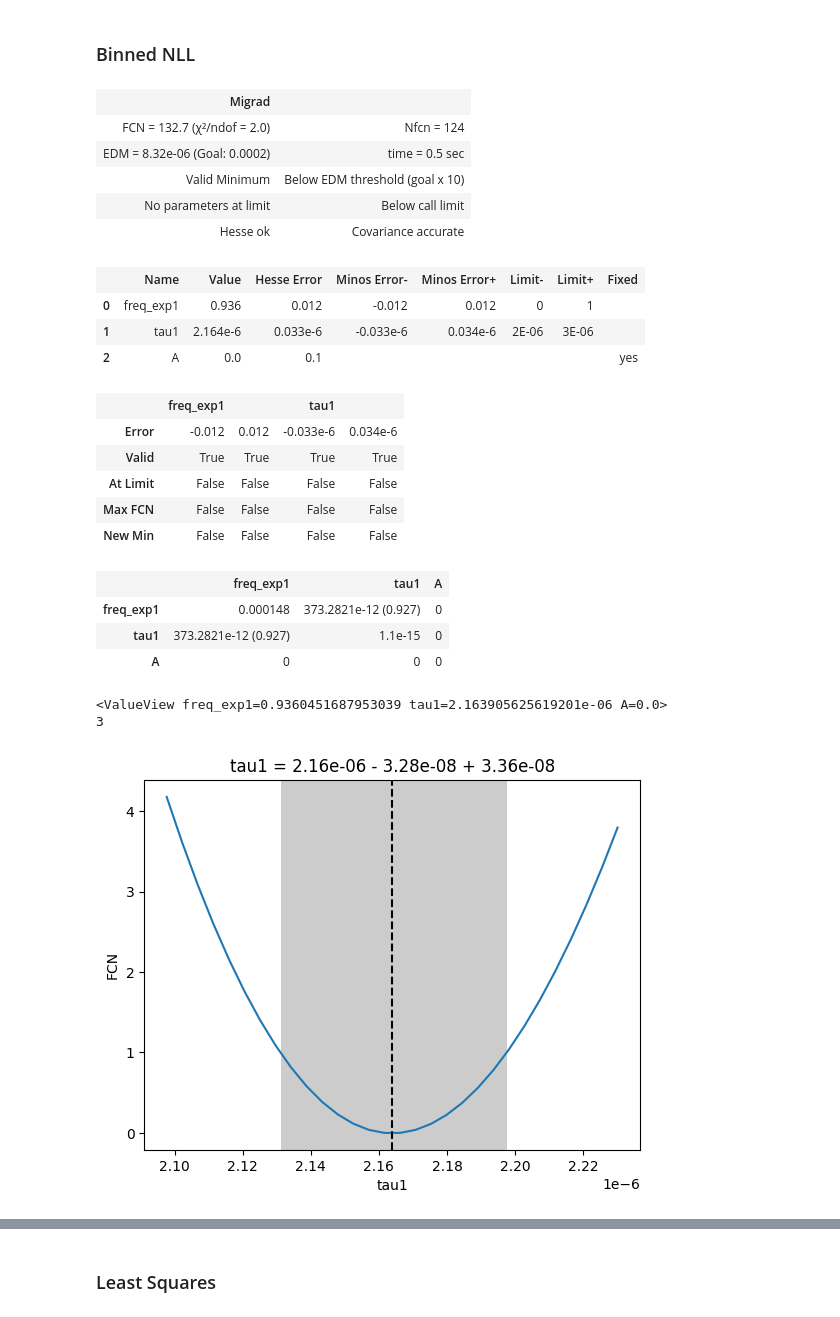
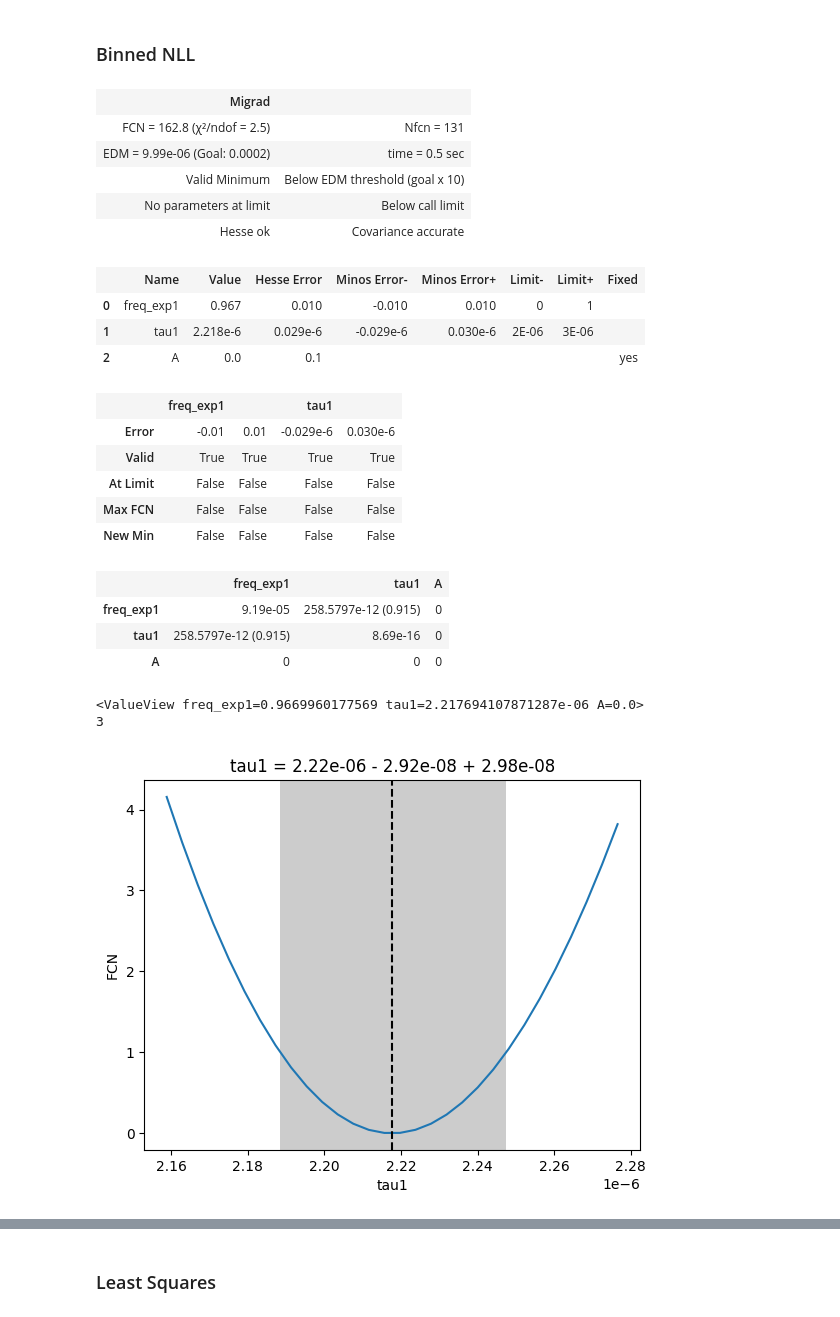
Before and after one commit to Matti-z/Lab-muons, a Jupyter notebook: hist_definitivo.ipynb, the cells around one changed output, grey strips where cells are left out. Cells and saved outputs as stored; diff of their text form; code cells hidden in the pictures.

```diff
--- a/hist_definitivo.ipynb
+++ b/hist_definitivo.ipynb
@@ -62,8 +62,8 @@ def normalization( model, min_dataset: int , max_dataset:int) -> float:
     cdf_diff = model.cdf(max_dataset) - model.cdf(min_dataset)
     return float(np.asarray(cdf_diff).item())
 
-def exp( x , N , min , max ,freq_exp1, A, tau1):
-    return freq_exp1*N*expon.cdf(x , A , tau1)/normalization(expon( loc = A , scale = tau1) , min , max)
+def exp( x , N , min , max, A, tau1):
+    return N*expon.cdf(x , A , tau1)/normalization(expon( loc = A , scale = tau1) , min , max)
 
 def exp_unif(x, N , min , max , freq_exp1, tau1, A):
     exp = expon( loc = A , scale = tau1)
@@ -126,7 +126,7 @@ data_g = np.concatenate((data_g_1, data_g_2 , data_g_3 , data_g_4))
 data_p = np.concatenate( (data_p_1 , data_p_2 , data_p_3 , data_p_4))
 
 
-data = np.concatenate((data_0, data_1, data_2, data_3, data_4, data_5, data_6, data_7, data_g, data_p , inv_data_1 , data_g , data_p))
+data = np.concatenate((data_0, data_1, data_2, data_3, data_4, data_5, data_6, data_7, data_g, data_p , inv_data_1))
 # %% [markdown]
 ## salt
 # %%
@@ -259,7 +259,7 @@ fig_salt_separated_runs.show()
 n_bins = 67
 
 
-data_refact:np.ndarray = data[(data > 7e-7)&(data < 6.5e-6)]## forse si può anche non tagliare dal basso
+data_refact:np.ndarray = data[(data > 0.4e-6)&(data < 7.3e-6)]## forse si può anche non tagliare dal basso
 
 
 # n = dataset_analysis( data_refact , exp , bins = n_bins , args= {"a": 1, "A": 0, "tau": TAU_MU})
@@ -268,39 +268,39 @@ data_refact:np.ndarray = data[(data > 7e-7)&(data < 6.5e-6)]## forse si può anc
 
 
 full_analysis = dataset_analysis( data_refact , exp_unif , bins = n_bins , args={"freq_exp1": 0.9,"tau1": TAU_MU , "A":0})
 full_analysis.limits["freq_exp1"] = (0,1)
 full_analysis.limits["tau1"] = (2e-6,3e-6)
 end(full_analysis , True)
 
 full_analysis.draw_mnprofile("tau1");
 
 print(full_analysis.values)
 
 
 tau_hat = full_analysis.values["tau1"]
 
 print(len(full_analysis.values))
 # %% [output]
 | Migrad |  |
-| FCN = 132.7 (χ²/ndof = 2.0) | Nfcn = 124 |
-| EDM = 8.32e-06 (Goal: 0.0002) | time = 0.5 sec |
+| FCN = 162.8 (χ²/ndof = 2.5) | Nfcn = 131 |
+| EDM = 9.99e-06 (Goal: 0.0002) | time = 0.5 sec |
 | Valid Minimum | Below EDM threshold (goal x 10) |
 | No parameters at limit | Below call limit |
 | Hesse ok | Covariance accurate |
 |  | Name | Value | Hesse Error | Minos Error- | Minos Error+ | Limit- | Limit+ | Fixed |
-| 0 | freq_exp1 | 0.936 | 0.012 | -0.012 | 0.012 | 0 | 1 |  |
-| 1 | tau1 | 2.164e-6 | 0.033e-6 | -0.033e-6 | 0.034e-6 | 2E-06 | 3E-06 |  |
+| 0 | freq_exp1 | 0.967 | 0.010 | -0.010 | 0.010 | 0 | 1 |  |
+| 1 | tau1 | 2.218e-6 | 0.029e-6 | -0.029e-6 | 0.030e-6 | 2E-06 | 3E-06 |  |
 | 2 | A | 0.0 | 0.1 |  |  |  |  | yes |
 |  | freq_exp1 |  | tau1 |  |
-| Error | -0.012 | 0.012 | -0.033e-6 | 0.034e-6 |
+| Error | -0.01 | 0.01 | -0.029e-6 | 0.030e-6 |
 | Valid | True | True | True | True |
 | At Limit | False | False | False | False |
 | Max FCN | False | False | False | False |
 | New Min | False | False | False | False |
 |  | freq_exp1 | tau1 | A |
-| freq_exp1 | 0.000148 | 373.2821e-12 (0.927) | 0 |
-| tau1 | 373.2821e-12 (0.927) | 1.1e-15 | 0 |
+| freq_exp1 | 9.19e-05 | 258.5797e-12 (0.915) | 0 |
+| tau1 | 258.5797e-12 (0.915) | 8.69e-16 | 0 |
 | A | 0 | 0 | 0 |
-<ValueView freq_exp1=0.9360451687953039 tau1=2.163905625619201e-06 A=0.0>
+<ValueView freq_exp1=0.9669960177569 tau1=2.217694107871287e-06 A=0.0>
 3
-[figure, old version]
+[figure, new version]
```
Also changed, not shown: parts of 17 cells of this notebook.
